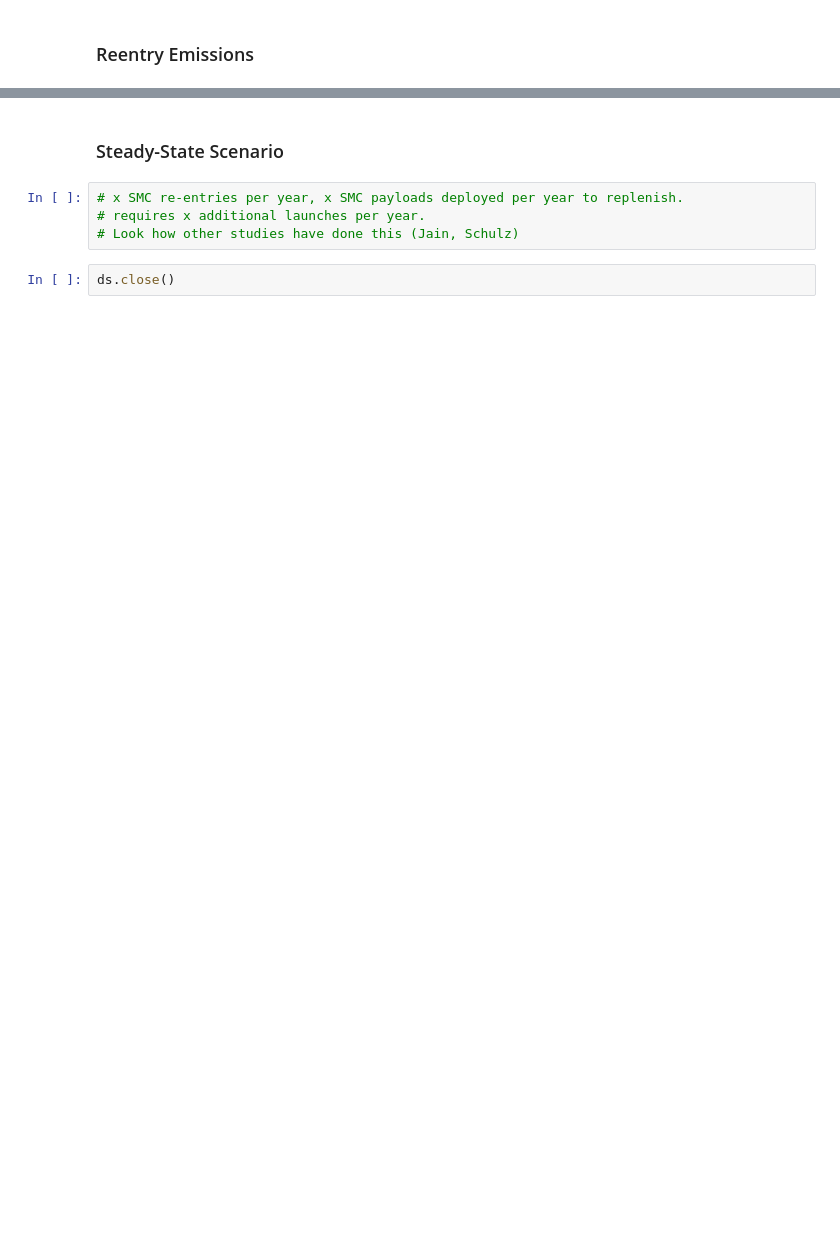
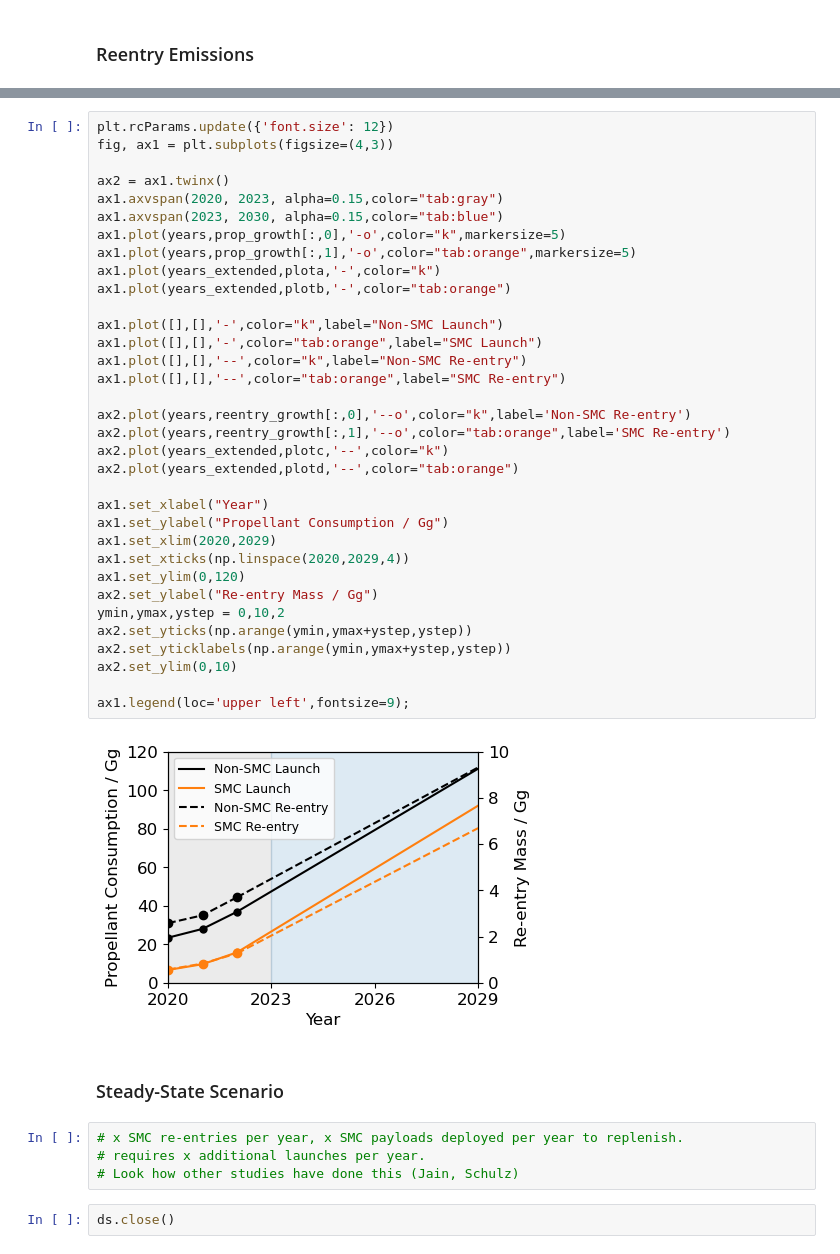
Before and after one commit to cbarker211/Improved_Emission_Profile, a Jupyter notebook: growth_rates.ipynb, the cells around one changed output, grey strips where cells are left out. Cells and saved outputs as stored; diff of their text form; blank space fills up the shorter version.

```diff
--- a/growth_rates.ipynb
+++ b/growth_rates.ipynb
@@ -172,3 +177,39 @@ ax1.legend(loc='upper left');
+# %%
+plt.rcParams.update({'font.size': 12})
+fig, ax1 = plt.subplots(figsize=(4,3))
+
+ax2 = ax1.twinx()
+ax1.axvspan(2020, 2023, alpha=0.15,color="tab:gray")
+ax1.axvspan(2023, 2030, alpha=0.15,color="tab:blue")
+ax1.plot(years,prop_growth[:,0],'-o',color="k",markersize=5)
+ax1.plot(years,prop_growth[:,1],'-o',color="tab:orange",markersize=5)
+ax1.plot(years_extended,plota,'-',color="k")
+ax1.plot(years_extended,plotb,'-',color="tab:orange")
+
+ax1.plot([],[],'-',color="k",label="Non-SMC Launch")
+ax1.plot([],[],'-',color="tab:orange",label="SMC Launch")
+ax1.plot([],[],'--',color="k",label="Non-SMC Re-entry")
+ax1.plot([],[],'--',color="tab:orange",label="SMC Re-entry")
+
+ax2.plot(years,reentry_growth[:,0],'--o',color="k",label='Non-SMC Re-entry')
+ax2.plot(years,reentry_growth[:,1],'--o',color="tab:orange",label='SMC Re-entry')
+ax2.plot(years_extended,plotc,'--',color="k")
+ax2.plot(years_extended,plotd,'--',color="tab:orange")
+
+ax1.set_xlabel("Year")
+ax1.set_ylabel("Propellant Consumption / Gg")
+ax1.set_xlim(2020,2029)
+ax1.set_xticks(np.linspace(2020,2029,4))
+ax1.set_ylim(0,120)
+ax2.set_ylabel("Re-entry Mass / Gg")
+ymin,ymax,ystep = 0,10,2
+ax2.set_yticks(np.arange(ymin,ymax+ystep,ystep))
+ax2.set_yticklabels(np.arange(ymin,ymax+ystep,ystep))
+ax2.set_ylim(0,10)
+
+ax1.legend(loc='upper left',fontsize=9);
+# %% [output]
+[figure, added]
 # %% [markdown]
 ### Steady-State Scenario
 # %%
```
Also changed, not shown: parts of 3 cells of this notebook, 2 other files.
